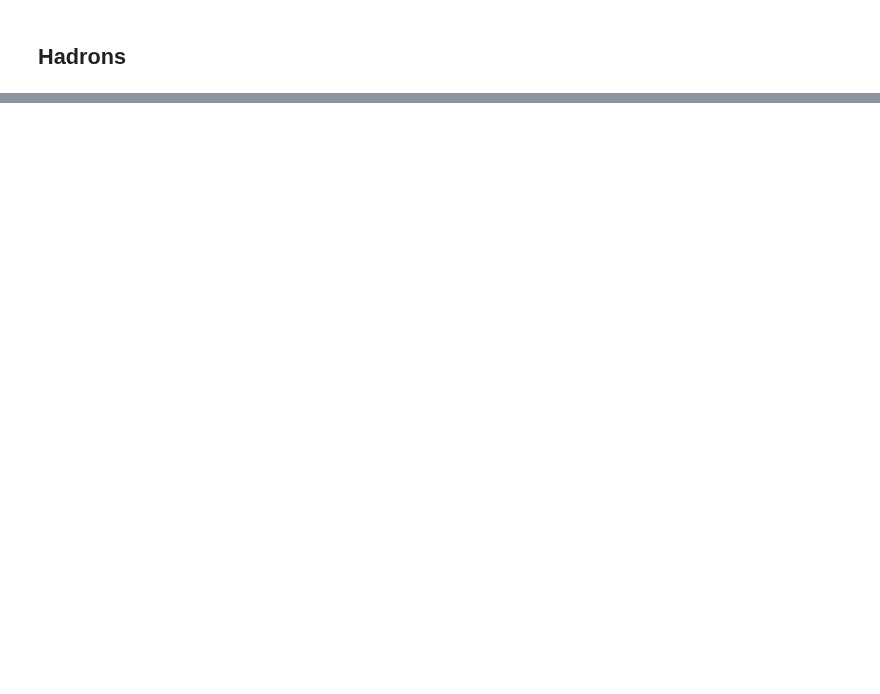
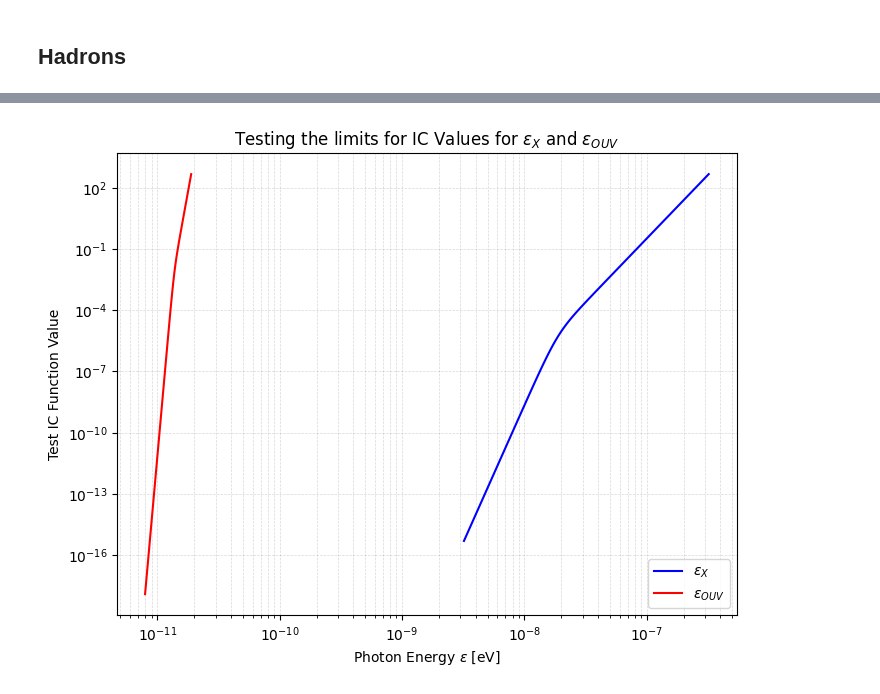
Before and after one commit to luanapassosreis/AGN_Studies, a Jupyter notebook: radiative_models/timescales.ipynb, the cells around one changed output, grey strips where cells are left out. Cells and saved outputs as stored; diff of their text form; code cells hidden in the pictures; blank space fills up the shorter version.

```diff
--- a/radiative_models/timescales.ipynb
+++ b/radiative_models/timescales.ipynb
@@ -171,0 +180,24 @@ plt.show()
+# %%
+## testing the upper limit of the IC integral
+
+def test_IC(eps):
+    gamma = 4 * eps * Ee / mec2**2
+    return (gamma * Ee) / (1 + gamma)
+
+upper_X = test_IC(eps_x)
+upper_OUV = test_IC(eps_OUV)
+# %%
+plt.figure(figsize=(8, 6))
+
+plt.loglog(eps_x, upper_X, label=r'$\epsilon_X$', color='blue')
+plt.loglog(eps_OUV, upper_OUV, label=r'$\epsilon_{OUV}$', color='red')
+
+plt.xlabel(r'Photon Energy $\epsilon$ [eV]')
+plt.ylabel(r'Test IC Function Value')
+plt.title('Testing the limits for IC Values for $\epsilon_X$ and $\epsilon_{OUV}$')
+plt.legend()
+
+plt.grid(True, which='both', color='gray', linestyle='--', linewidth=0.5, alpha=0.3)
+plt.show()
+# %% [output]
+[figure, added]
```
Also changed, not shown: parts of 7 cells of this notebook, 15 other files.
